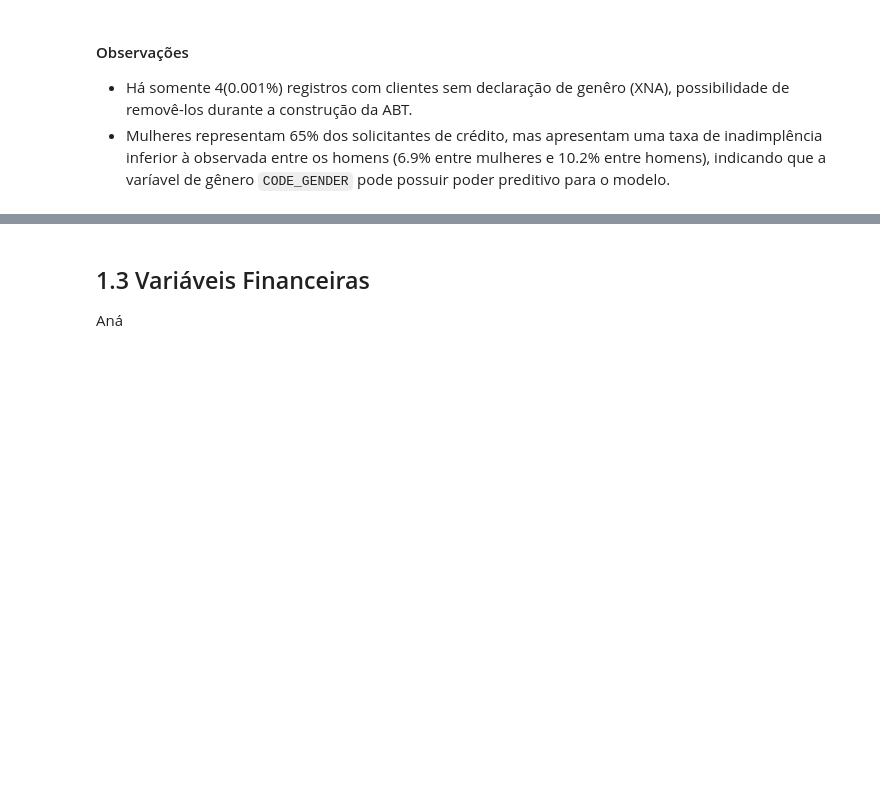
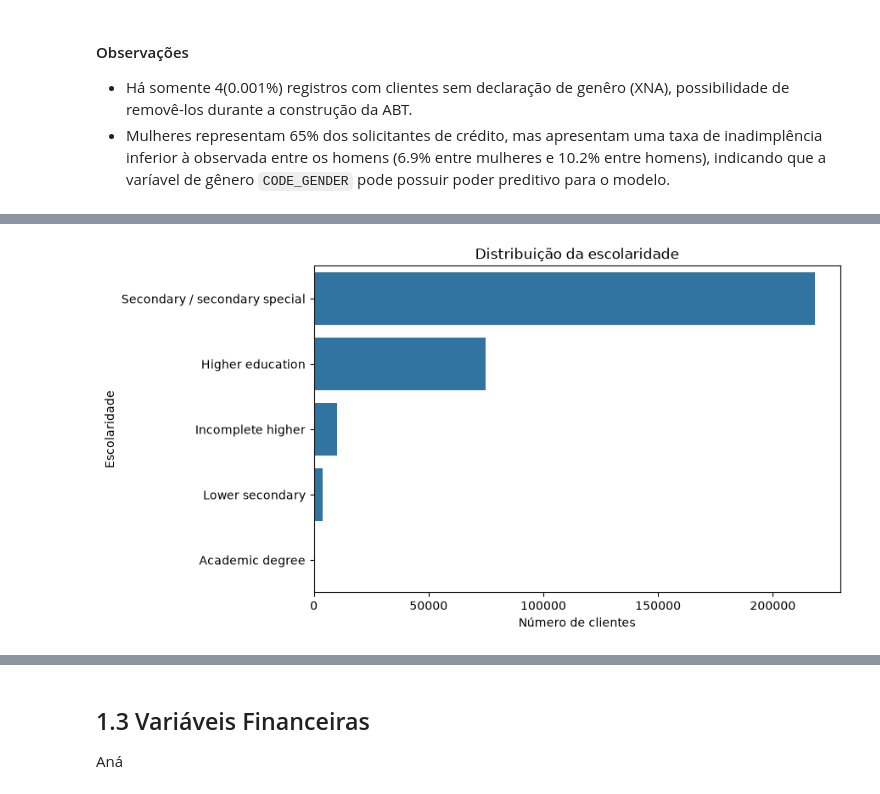
Before and after one commit to luccascruz/projeto-ml-labdata, a Jupyter notebook: DataPipeline/exp_analysis.ipynb, the cells around one changed output, grey strips where cells are left out. Saved outputs shown, nothing was run; the diff lists cells and outputs as text; code cells hidden in the pictures; blank space fills up the shorter version.

```diff
--- a/DataPipeline/exp_analysis.ipynb
+++ b/DataPipeline/exp_analysis.ipynb
@@ -355,0 +389,16 @@ plt.show()
+# %%
+plt.figure(figsize=(8,5))
+
+sns.countplot(
+    data=df_application,
+    y="NAME_EDUCATION_TYPE",
+    order=df_application["NAME_EDUCATION_TYPE"].value_counts().index
+)
+
+plt.title("Distribuição da escolaridade")
+plt.xlabel("Número de clientes")
+plt.ylabel("Escolaridade")
+
+plt.show()
+# %% [output]
+[figure, added]
```
Also changed, not shown: parts of 31 cells of this notebook.
